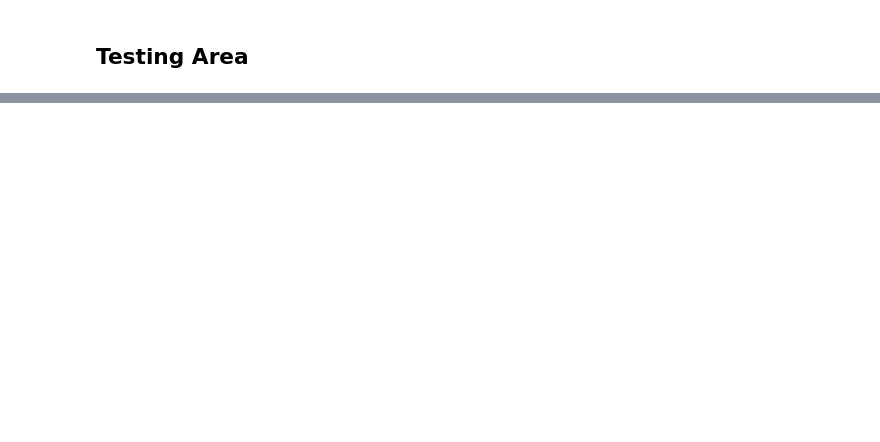
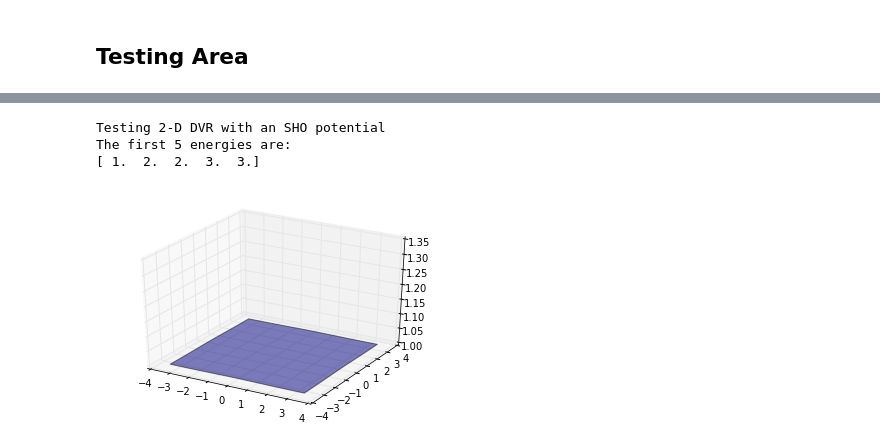
Before and after one commit to richford/dvr_py, a Jupyter notebook: dvr_1d_demo.ipynb, the cells around one changed output, grey strips where cells are left out. Saved outputs shown, nothing was run; the diff lists cells and outputs as text; code cells hidden in the pictures; blank space fills up the shorter version.

```diff
--- a/dvr_1d_demo.ipynb
+++ b/dvr_1d_demo.ipynb
@@ -214,0 +144,10 @@ array([[ 3.99168322, -1.62776314,  0.48043849, ..., -0.        ,
+# %%
+%matplotlib osx
+d1d = dvr_1d.HermiteDVR(npts = 10)
+d2d = dvr_2d.DVR(dvr1d=d1d)
+E, U = d2d.sho_test(num_eigs=5, doshow=True)
+# %% [output]
+Testing 2-D DVR with an SHO potential
+The first 5 energies are:
+[ 1.  2.  2.  3.  3.]
+[figure, added]
```
Also changed, not shown: parts of 18 cells of this notebook, 1 other file.
